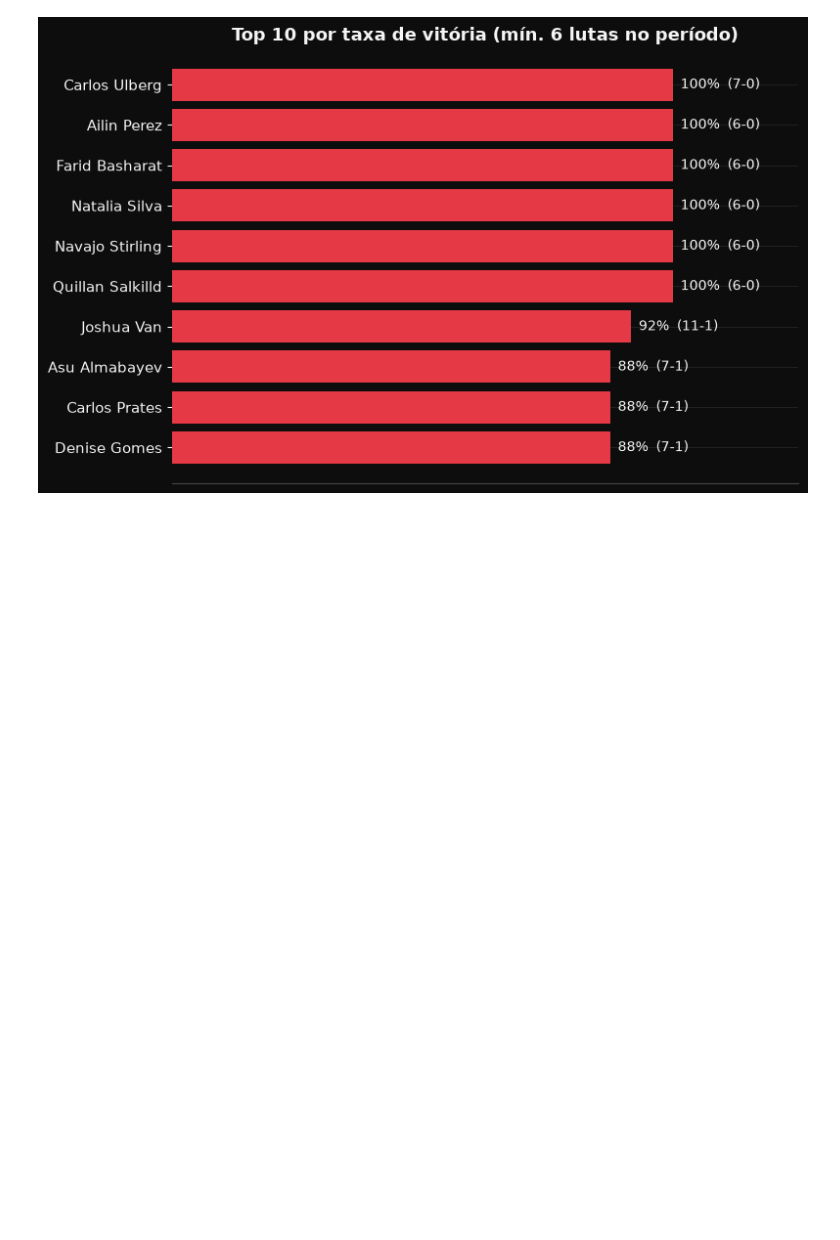
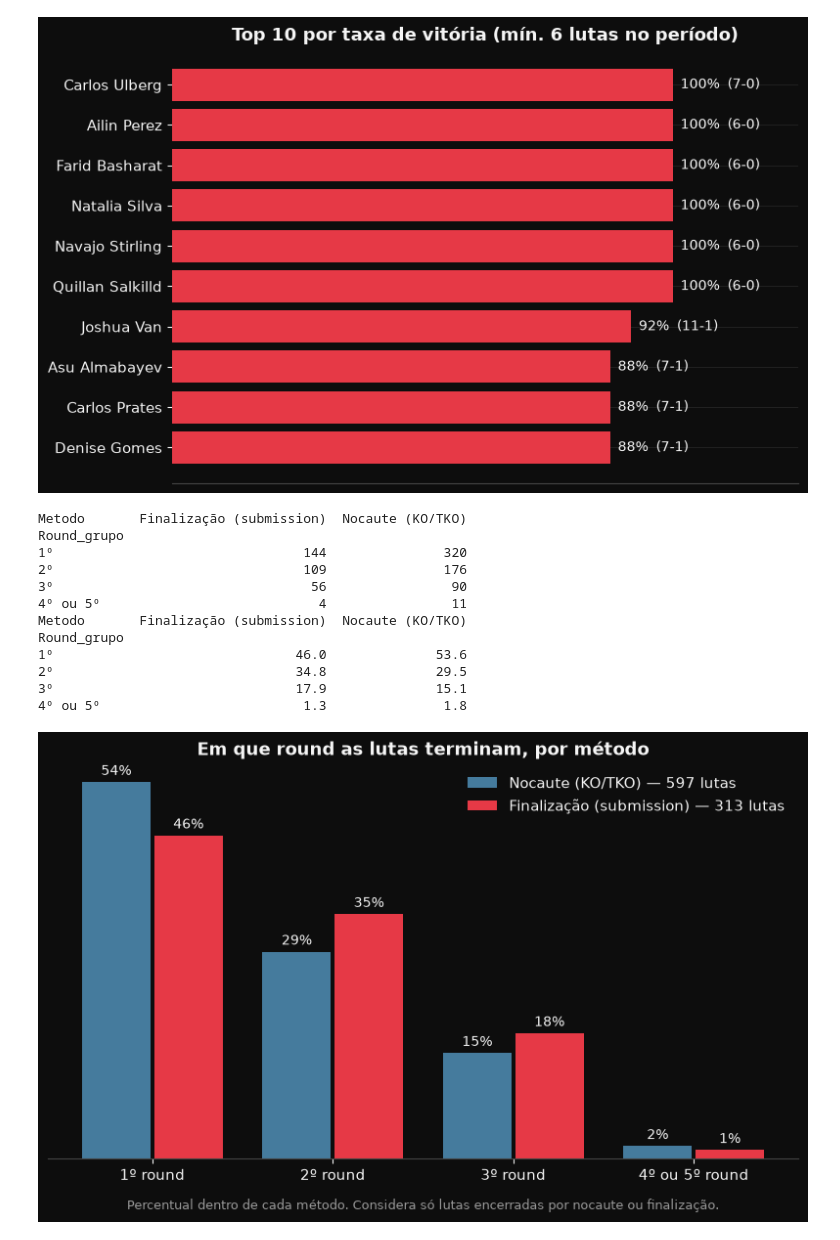
Before and after one commit to khannnn1/ufc-data, a Jupyter notebook: notebooks/02_visualizacao.ipynb, the cells around one changed output. Cells and saved outputs as stored; diff of their text form; code cells hidden in the pictures; blank space fills up the shorter version.

Commit message:
Adiciona gráfico de round em que as lutas terminam, por método
Co-Authored-By: Claude Opus 5.5 <noreply@anthropic.com>

```diff
--- a/notebooks/02_visualizacao.ipynb
+++ b/notebooks/02_visualizacao.ipynb
@@ -368,3 +368,63 @@ Asu Almabayev      7  1  0      8   87.500000
 Carlos Prates      7  1  0      8   87.500000
 Denise Gomes       7  1  0      8   87.500000
 [figure]
+# %%
+# Em que round as lutas terminam, por método. Uma linha por luta (o dataset tem uma por lutador).
+# "TKO - Doctor's Stoppage" conta como nocaute. Rounds 4 e 5 só existem em lutas de 5 rounds
+# e somam poucos casos, então viram uma categoria só. Percentual dentro de cada método,
+# porque há quase o dobro de nocautes que de finalizações.
+import numpy as np
+
+lutas_unicas = df.drop_duplicates("Fight_URL")
+metodo_final = np.select(
+    [lutas_unicas["Method"].str.contains("KO/TKO|TKO - Doctor", na=False),
+     lutas_unicas["Method"].str.contains("Submission", na=False)],
+    ["Nocaute (KO/TKO)", "Finalização (submission)"], default=None,
+)
+finais = lutas_unicas.assign(Metodo=metodo_final).dropna(subset=["Metodo"])
+finais["Round_grupo"] = finais["Final_Round"].map({1: "1º", 2: "2º", 3: "3º", 4: "4º ou 5º", 5: "4º ou 5º"})
+
+contagem = pd.crosstab(finais["Round_grupo"], finais["Metodo"]).reindex(["1º", "2º", "3º", "4º ou 5º"])
+pct = contagem / contagem.sum() * 100
+print(contagem)
+print(pct.round(1))
+
+metodos_cores = {"Nocaute (KO/TKO)": COR_AZUL, "Finalização (submission)": COR_VERMELHO}
+x = np.arange(len(pct))
+largura = 0.38
+
+fig, ax = plt.subplots(figsize=(8, 5))
+for i, (metodo, cor) in enumerate(metodos_cores.items()):
+    deslocamento = (i - 0.5) * (largura + 0.02)
+    barras = ax.bar(x + deslocamento, pct[metodo], width=largura, color=cor,
+                    label=f"{metodo} — {contagem[metodo].sum()} lutas")
+    for barra in barras:
+        ax.text(barra.get_x() + barra.get_width() / 2, barra.get_height() + 1,
+                f"{barra.get_height():.0f}%", ha="center", fontsize=10, color="#f5f5f5")
+
+ax.set_xticks(x)
+ax.set_xticklabels([f"{r} round" for r in pct.index])
+ax.set_yticks([])
+ax.grid(False)
+ax.set_title("Em que round as lutas terminam, por método", fontsize=13, fontweight="bold")
+ax.legend(loc="upper right", frameon=False, labelcolor="#f5f5f5")
+fig.text(0.5, 0.01, "Percentual dentro de cada método. Considera só lutas encerradas por nocaute ou finalização.",
+         ha="center", fontsize=9, color="#9a9a9a")
+
+plt.tight_layout(rect=(0, 0.03, 1, 1))
+plt.savefig("../figures/round_final_por_metodo.png", dpi=150, facecolor=fig.get_facecolor())
+plt.show()
+# %% [output]
+Metodo       Finalização (submission)  Nocaute (KO/TKO)
+Round_grupo
+1º                                144               320
+2º                                109               176
+3º                                 56                90
+4º ou 5º                            4                11
+Metodo       Finalização (submission)  Nocaute (KO/TKO)
+Round_grupo
+1º                               46.0              53.6
+2º                               34.8              29.5
+3º                               17.9              15.1
+4º ou 5º                          1.3               1.8
+[figure, added]
```
Also changed, not shown: 3 other files.
